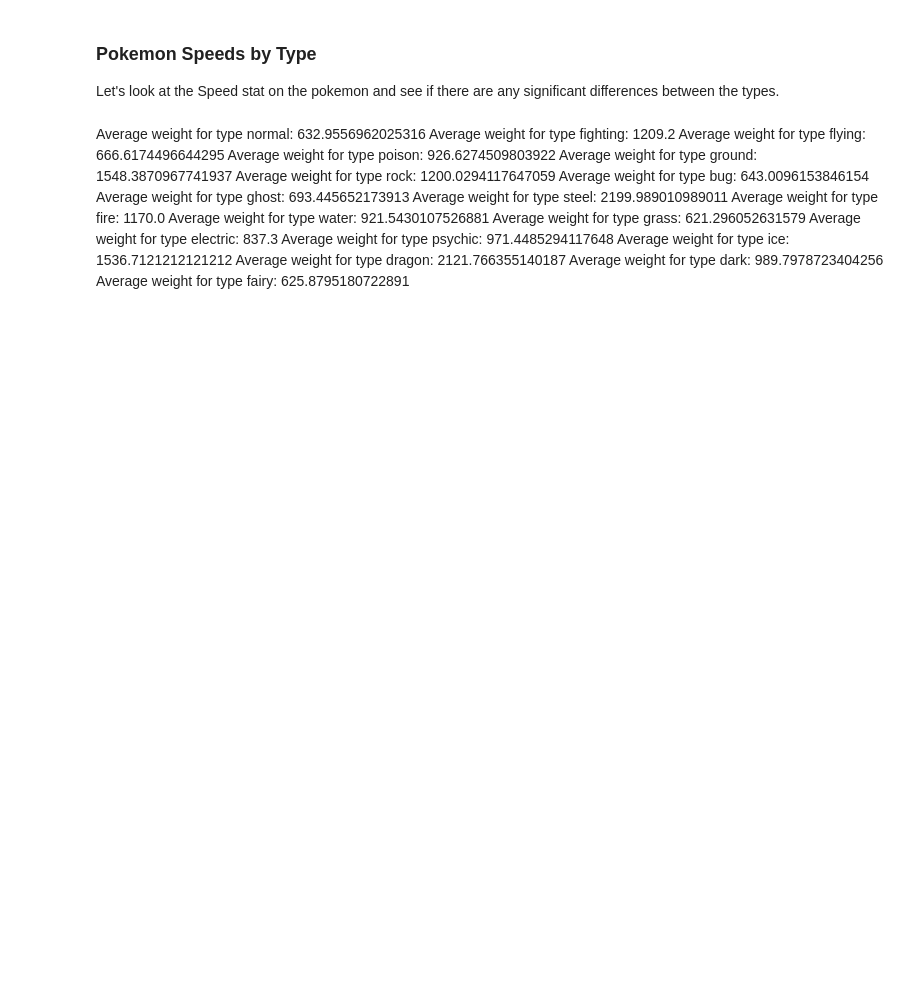
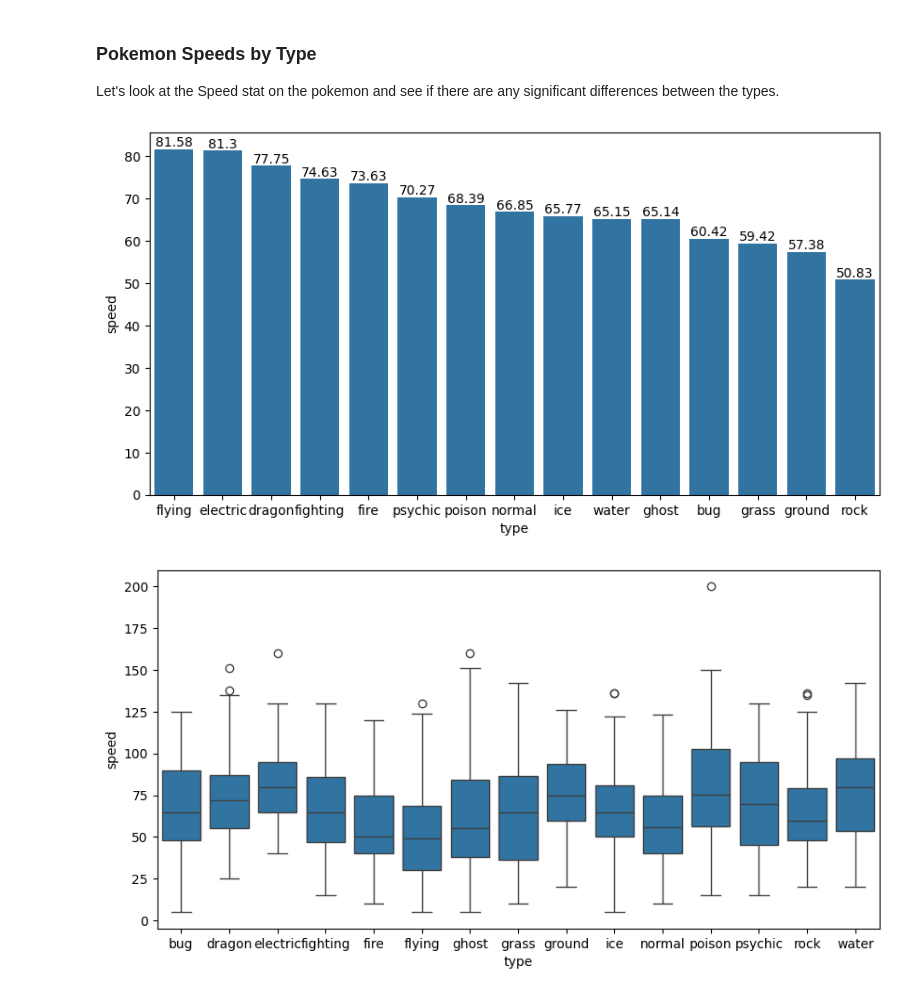
Before and after one commit to n8taylor/cs5830_project3, a Jupyter notebook: project3.ipynb, the cells around one changed output. Saved outputs shown, nothing was run; the diff lists cells and outputs as text; code cells hidden in the pictures; blank space fills up the shorter version.

```diff
--- a/project3.ipynb
+++ b/project3.ipynb
@@ -55,6 +127,7 @@ movesDF
 # Create a dataframe of each pokemon and its various stats
 pokemonDF = {
     'name': [],
+    'generation': [],   # the generation the pokemon was introduced in
     'base_experience': [],  # experience gained from defeating this pokemon
     'height': [],   # in decimetres
     'weight': [],   # in hectograms
@@ -89,6 +162,13 @@ for pokemon in gen1Pokemon:
         pokemonDF['type'].append(type['type']['name'])
 
         pokemonDF['name'].append(pokemon['name'])
+        thresholds = [152, 252, 387, 494, 650, 722, 810, 906]
+        for i, threshold in enumerate(thresholds, 1):
+            if pokemon['id'] < threshold:
+                pokemonDF['generation'].append(i)
+                break
+        else:
+            pokemonDF['generation'].append(len(thresholds) + 1)
         pokemonDF['base_experience'].append(pokemon['base_experience'])
         pokemonDF['height'].append(pokemon['height'])
         pokemonDF['weight'].append(pokemon['weight'])
@@ -292,19 +475,20 @@ plt.show()
-# %% [markdown]
-Average weight for type normal: 632.9556962025316
-Average weight for type fighting: 1209.2
-Average weight for type flying: 666.6174496644295
-Average weight for type poison: 926.6274509803922
-Average weight for type ground: 1548.3870967741937
-Average weight for type rock: 1200.0294117647059
-Average weight for type bug: 643.0096153846154
-Average weight for type ghost: 693.445652173913
-Average weight for type steel: 2199.989010989011
-Average weight for type fire: 1170.0
-Average weight for type water: 921.5430107526881
-Average weight for type grass: 621.296052631579
-Average weight for type electric: 837.3
-Average weight for type psychic: 971.4485294117648
-Average weight for type ice: 1536.7121212121212
-Average weight for type dragon: 2121.766355140187
-Average weight for type dark: 989.7978723404256
-Average weight for type fairy: 625.8795180722891
+# %%
+sns.barplot(x='type', y='speed', data=typeAveragesDF.sort_values(ascending=False, by='speed'))
+for index, value in enumerate(typeAveragesDF.sort_values(ascending=False, by='speed')['speed']): # Speed values on the top
+    plt.text(index, value, str(round(value, 2)), ha='center', va='bottom')
+fig = plt.gcf()
+fig.set_size_inches(10, 5)
+plt.show()
+
+# box plot of speed
+sns.boxplot(x='type', y='speed', data=pokemonDF)
+# order from highest to lowest speed avg
+order = typeAveragesDF.sort_values(ascending=False, by='speed')['type']
+plt.xticks(order.index, order)
+
+fig = plt.gcf()
+fig.set_size_inches(10, 5)
+plt.show()
+# %% [output]
+[figure, added]
+[figure, added]
```
Also changed, not shown: parts of 16 cells of this notebook, 2 other files.
